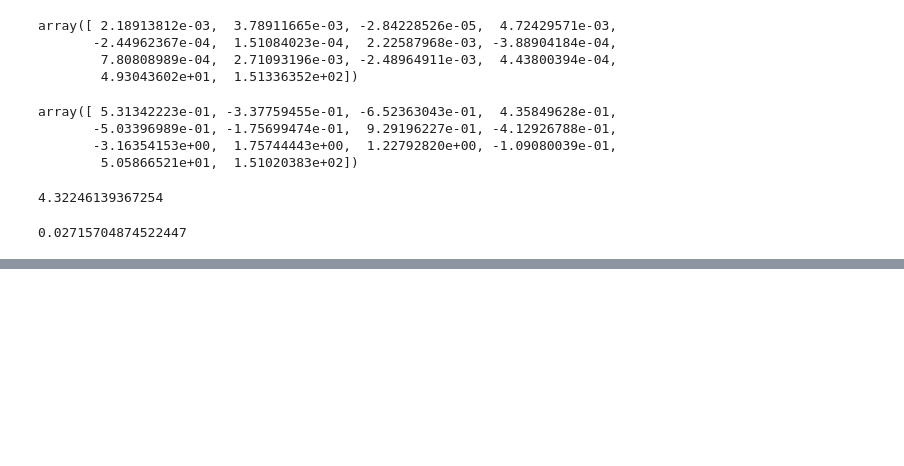
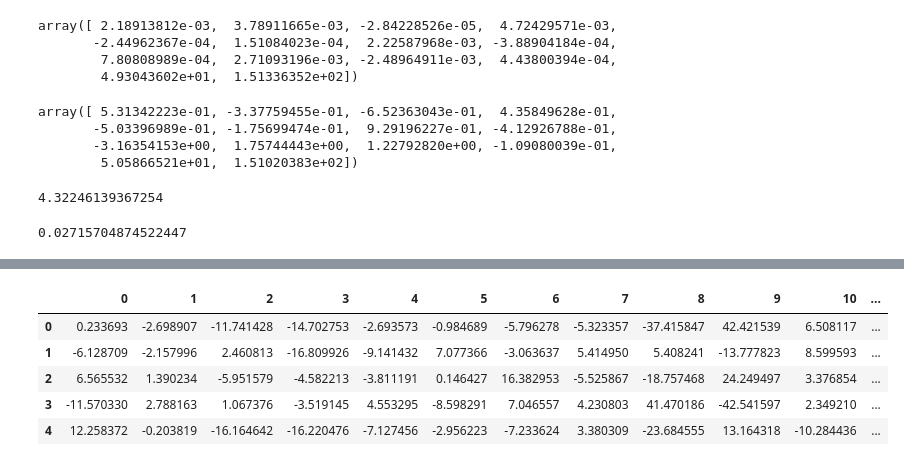
Before and after one commit to LakBoonJun1/DSA4288, a Jupyter notebook: Notebook/application.ipynb, the cells around one changed output, grey strips where cells are left out. Drawn from its saved outputs; the diff is of its cells as text; code cells hidden in the pictures; blank space fills up the shorter version.

```diff
--- a/Notebook/application.ipynb
+++ b/Notebook/application.ipynb
@@ -811,0 +906,36 @@ relative_distance
+# %%
+m = 1000
+non_zero_entries = 10
+iterations = 10
+min_svd_errors = []
+max_svd_errors = []
+x_sgd_results = []
+mse_list = []
+
+# Iterate over the number of iterations
+for i in range(iterations):
+    x_sgd, _, min_svd_error, max_svd_error = fast_least_squares_sgd_regularized(x_train, y_train, non_zero_entries,m, lambda_reg=1e-3)
+    x_sgd_results.append(x_sgd)
+    min_svd_errors.append(min_svd_error)
+    max_svd_errors.append(max_svd_error)
+    y_pred_sgd_reg = x_test @ x_sgd
+    mse_sgd_reg = mean_squared_error(y_test, y_pred_sgd_reg)
+    mse_list.append(mse_sgd_reg)
+
+
+x_sgd_results_reg_df = pd.DataFrame(x_sgd_results)
+
+# Add min_svd_error and max_svd_error as new columns
+x_sgd_results_reg_df["min_svd_error"] = min_svd_errors
+x_sgd_results_reg_df["max_svd_error"] = max_svd_errors
+x_sgd_results_reg_df["mse"] = mse_list
+# %%
+x_sgd_results_reg_df["x_sgd_reg_array"] = x_sgd_results_reg_df.iloc[:, 0:14].apply(lambda row: row.values, axis=1)
+x_sgd_results_reg_df.head()
+# %% [output]
+|  | 0 | 1 | 2 | 3 | 4 | 5 | 6 | 7 | 8 | 9 | 10 | ... |
+| 0 | 0.233693 | -2.698907 | -11.741428 | -14.702753 | -2.693573 | -0.984689 | -5.796278 | -5.323357 | -37.415847 | 42.421539 | 6.508117 | ... |
+| 1 | -6.128709 | -2.157996 | 2.460813 | -16.809926 | -9.141432 | 7.077366 | -3.063637 | 5.414950 | 5.408241 | -13.777823 | 8.599593 | ... |
+| 2 | 6.565532 | 1.390234 | -5.951579 | -4.582213 | -3.811191 | 0.146427 | 16.382953 | -5.525867 | -18.757468 | 24.249497 | 3.376854 | ... |
+| 3 | -11.570330 | 2.788163 | 1.067376 | -3.519145 | 4.553295 | -8.598291 | 7.046557 | 4.230803 | 41.470186 | -42.541597 | 2.349210 | ... |
+| 4 | 12.258372 | -0.203819 | -16.164642 | -16.220476 | -7.127456 | -2.956223 | -7.233624 | 3.380309 | -23.684555 | 13.164318 | -10.284436 | ... |
```
Also changed, not shown: parts of 10 cells of this notebook, 2 other files.
